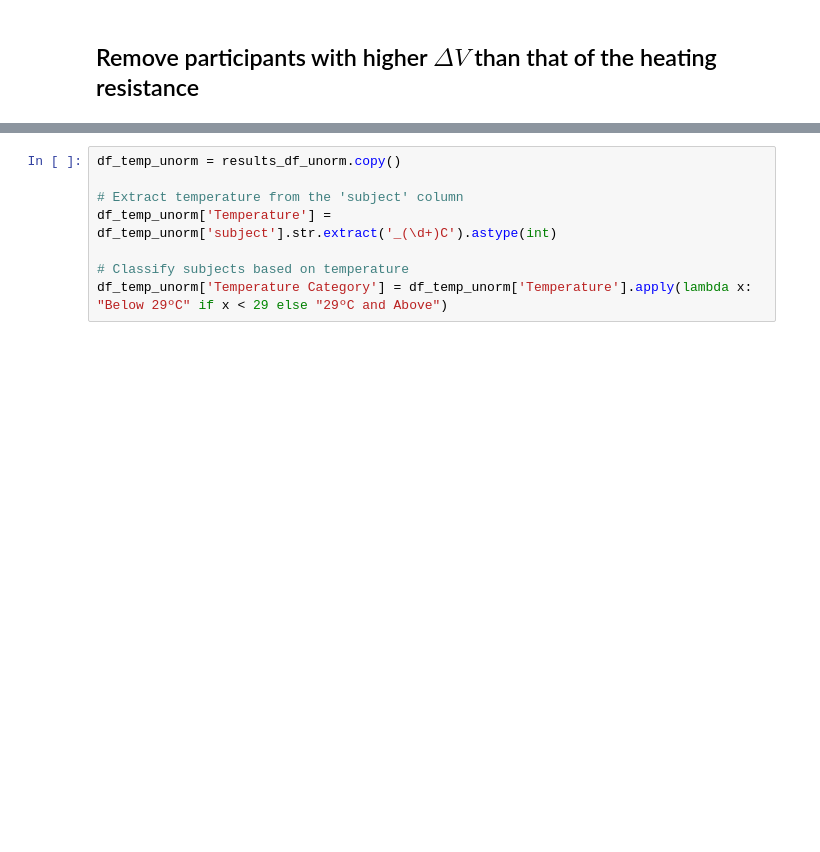
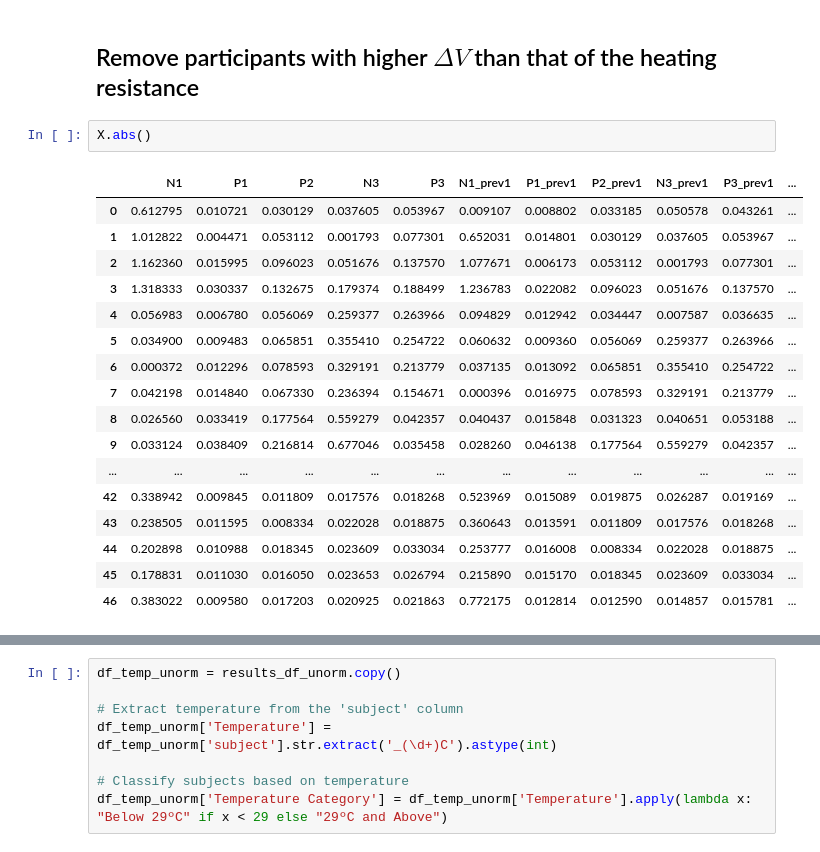
Before and after one commit to JoaoCLFolhadela/EtattooML, a Jupyter notebook: NN Real data/users_notebook.ipynb, the cells around one changed output, grey strips where cells are left out. Cells and saved outputs as stored; diff of their text form; blank space fills up the shorter version.

```diff
--- a/NN Real data/users_notebook.ipynb
+++ b/NN Real data/users_notebook.ipynb
@@ -211,6 +232,26 @@ plt.show()
 [figure]
 # %% [markdown]
 ## Remove participants with higher $\Delta V$ than that of the heating resistance
+# %%
+X.abs()
+# %% [output]
+|  | N1 | P1 | P2 | N3 | P3 | N1_prev1 | P1_prev1 | P2_prev1 | N3_prev1 | P3_prev1 | ... |
+| 0 | 0.612795 | 0.010721 | 0.030129 | 0.037605 | 0.053967 | 0.009107 | 0.008802 | 0.033185 | 0.050578 | 0.043261 | ... |
+| 1 | 1.012822 | 0.004471 | 0.053112 | 0.001793 | 0.077301 | 0.652031 | 0.014801 | 0.030129 | 0.037605 | 0.053967 | ... |
+| 2 | 1.162360 | 0.015995 | 0.096023 | 0.051676 | 0.137570 | 1.077671 | 0.006173 | 0.053112 | 0.001793 | 0.077301 | ... |
+| 3 | 1.318333 | 0.030337 | 0.132675 | 0.179374 | 0.188499 | 1.236783 | 0.022082 | 0.096023 | 0.051676 | 0.137570 | ... |
+| 4 | 0.056983 | 0.006780 | 0.056069 | 0.259377 | 0.263966 | 0.094829 | 0.012942 | 0.034447 | 0.007587 | 0.036635 | ... |
+| 5 | 0.034900 | 0.009483 | 0.065851 | 0.355410 | 0.254722 | 0.060632 | 0.009360 | 0.056069 | 0.259377 | 0.263966 | ... |
+| 6 | 0.000372 | 0.012296 | 0.078593 | 0.329191 | 0.213779 | 0.037135 | 0.013092 | 0.065851 | 0.355410 | 0.254722 | ... |
+| 7 | 0.042198 | 0.014840 | 0.067330 | 0.236394 | 0.154671 | 0.000396 | 0.016975 | 0.078593 | 0.329191 | 0.213779 | ... |
+| 8 | 0.026560 | 0.033419 | 0.177564 | 0.559279 | 0.042357 | 0.040437 | 0.015848 | 0.031323 | 0.040651 | 0.053188 | ... |
+| 9 | 0.033124 | 0.038409 | 0.216814 | 0.677046 | 0.035458 | 0.028260 | 0.046138 | 0.177564 | 0.559279 | 0.042357 | ... |
+| ... | ... | ... | ... | ... | ... | ... | ... | ... | ... | ... | ... |
+| 42 | 0.338942 | 0.009845 | 0.011809 | 0.017576 | 0.018268 | 0.523969 | 0.015089 | 0.019875 | 0.026287 | 0.019169 | ... |
+| 43 | 0.238505 | 0.011595 | 0.008334 | 0.022028 | 0.018875 | 0.360643 | 0.013591 | 0.011809 | 0.017576 | 0.018268 | ... |
+| 44 | 0.202898 | 0.010988 | 0.018345 | 0.023609 | 0.033034 | 0.253777 | 0.016008 | 0.008334 | 0.022028 | 0.018875 | ... |
+| 45 | 0.178831 | 0.011030 | 0.016050 | 0.023653 | 0.026794 | 0.215890 | 0.015170 | 0.018345 | 0.023609 | 0.033034 | ... |
+| 46 | 0.383022 | 0.009580 | 0.017203 | 0.020925 | 0.021863 | 0.772175 | 0.012814 | 0.012590 | 0.014857 | 0.015781 | ... |
 # %%
 import pandas as pd
 from sklearn.preprocessing import LabelEncoder
```
Also changed, not shown: parts of 11 cells of this notebook.
